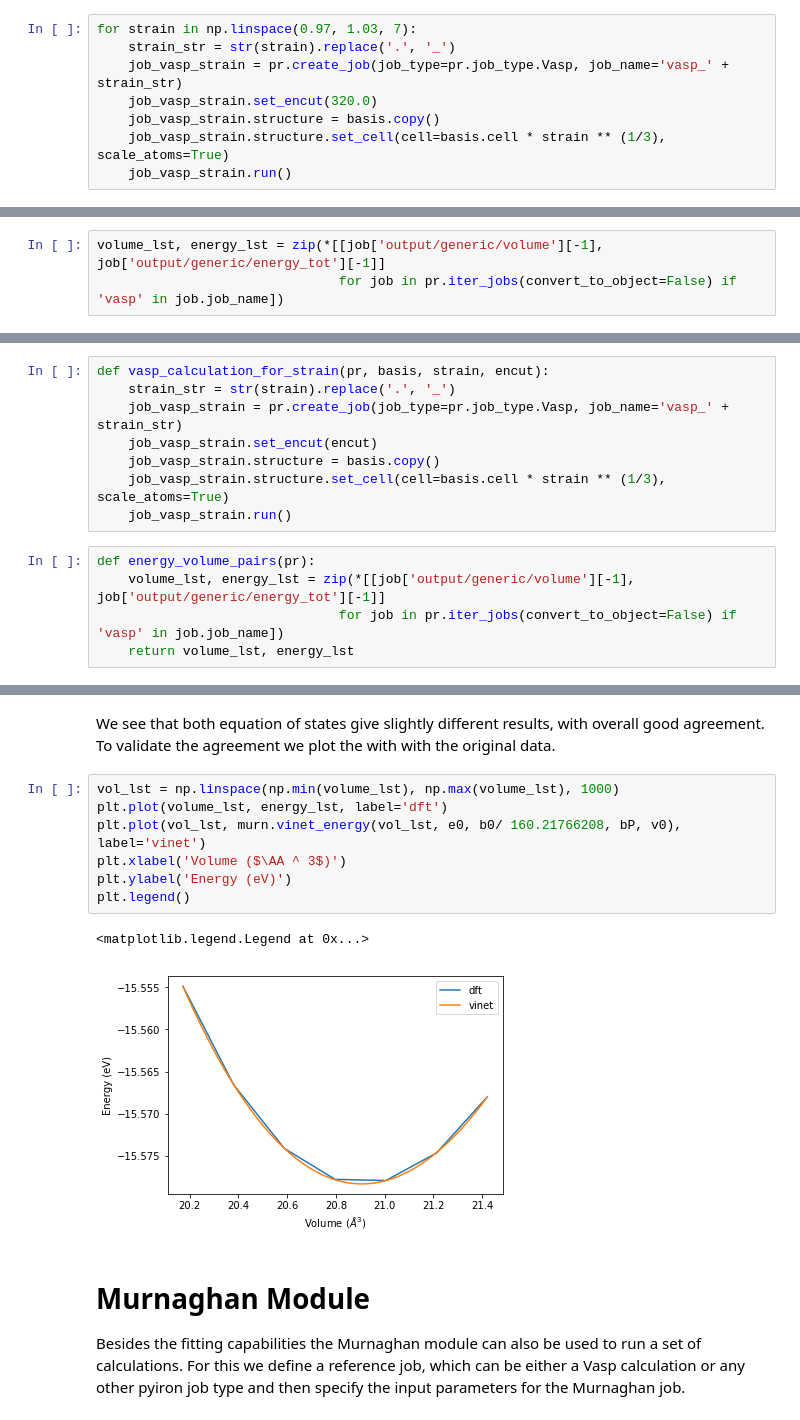
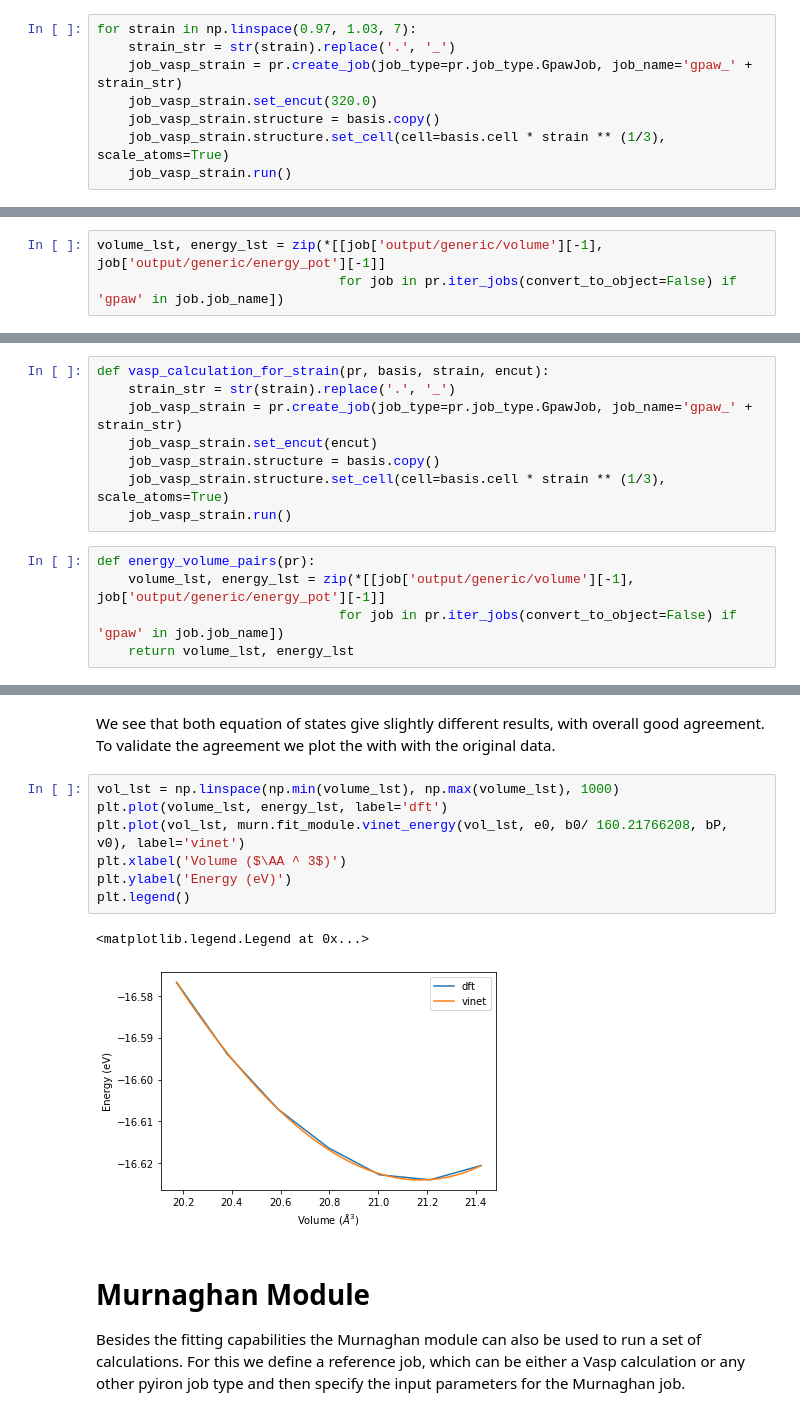
Before and after one commit to pyiron/pyiron, a Jupyter notebook: notebooks/energy_volume_curve.ipynb, the cells around one changed output, grey strips where cells are left out. Drawn from its saved outputs; the diff is of its cells as text.

```diff
--- a/notebooks/energy_volume_curve.ipynb
+++ b/notebooks/energy_volume_curve.ipynb
@@ -30,7 +31,7 @@ Energy volume curves are commonly calculated with ab initio codes, so we use VAS
 # %%
 for strain in np.linspace(0.97, 1.03, 7):
     strain_str = str(strain).replace('.', '_')
-    job_vasp_strain = pr.create_job(job_type=pr.job_type.Vasp, job_name='vasp_' + strain_str)
+    job_vasp_strain = pr.create_job(job_type=pr.job_type.GpawJob, job_name='gpaw_' + strain_str)
     job_vasp_strain.set_encut(320.0)
     job_vasp_strain.structure = basis.copy()
     job_vasp_strain.structure.set_cell(cell=basis.cell * strain ** (1/3), scale_atoms=True)
@@ -61,8 +63,8 @@ pr.job_table()
 # %% [markdown]
 We aggregate the data for further processing in two separated lists, one for the volumes and one for the energies. To do so we iterate over the jobs within the project, filter the job names which contain the string 'vasp' and from those extract the final volume and the final energy.
 # %%
-volume_lst, energy_lst = zip(*[[job['output/generic/volume'][-1], job['output/generic/energy_tot'][-1]]
-                               for job in pr.iter_jobs(convert_to_object=False) if 'vasp' in job.job_name])
+volume_lst, energy_lst = zip(*[[job['output/generic/volume'][-1], job['output/generic/energy_pot'][-1]]
+                               for job in pr.iter_jobs(convert_to_object=False) if 'gpaw' in job.job_name])
 # %% [markdown]
 We plot the aggregated data using matplotlib.
 # %%
@@ -80,15 +82,15 @@ To extend the complexity of our simulation protocol we can not only iterate over
 # %%
 def vasp_calculation_for_strain(pr, basis, strain, encut):
     strain_str = str(strain).replace('.', '_')
-    job_vasp_strain = pr.create_job(job_type=pr.job_type.Vasp, job_name='vasp_' + strain_str)
+    job_vasp_strain = pr.create_job(job_type=pr.job_type.GpawJob, job_name='gpaw_' + strain_str)
     job_vasp_strain.set_encut(encut)
     job_vasp_strain.structure = basis.copy()
     job_vasp_strain.structure.set_cell(cell=basis.cell * strain ** (1/3), scale_atoms=True)
     job_vasp_strain.run()
 # %%
 def energy_volume_pairs(pr):
-    volume_lst, energy_lst = zip(*[[job['output/generic/volume'][-1], job['output/generic/energy_tot'][-1]]
-                               for job in pr.iter_jobs(convert_to_object=False) if 'vasp' in job.job_name])
+    volume_lst, energy_lst = zip(*[[job['output/generic/volume'][-1], job['output/generic/energy_pot'][-1]]
+                               for job in pr.iter_jobs(convert_to_object=False) if 'gpaw' in job.job_name])
     return volume_lst, energy_lst
 # %% [markdown]
 ## Calculation
@@ -163,13 +150,13 @@ We see that both equation of states give slightly different results, with overal
 # %%
 vol_lst = np.linspace(np.min(volume_lst), np.max(volume_lst), 1000)
 plt.plot(volume_lst, energy_lst, label='dft')
-plt.plot(vol_lst, murn.vinet_energy(vol_lst, e0, b0/ 160.21766208, bP, v0), label='vinet')
+plt.plot(vol_lst, murn.fit_module.vinet_energy(vol_lst, e0, b0/ 160.21766208, bP, v0), label='vinet')
 plt.xlabel('Volume ($\AA ^ 3$)')
 plt.ylabel('Energy (eV)')
 plt.legend()
 # %% [output]
 <matplotlib.legend.Legend at 0x...>
-[figure, old version]
+[figure, new version]
 # %% [markdown]
 # Murnaghan Module
 Besides the fitting capabilities the Murnaghan module can also be used to run a set of calculations. For this we define a reference job, which can be either a Vasp calculation or any other pyiron job type and then specify the input parameters for the Murnaghan job.
```
Also changed, not shown: parts of 17 cells of this notebook.
